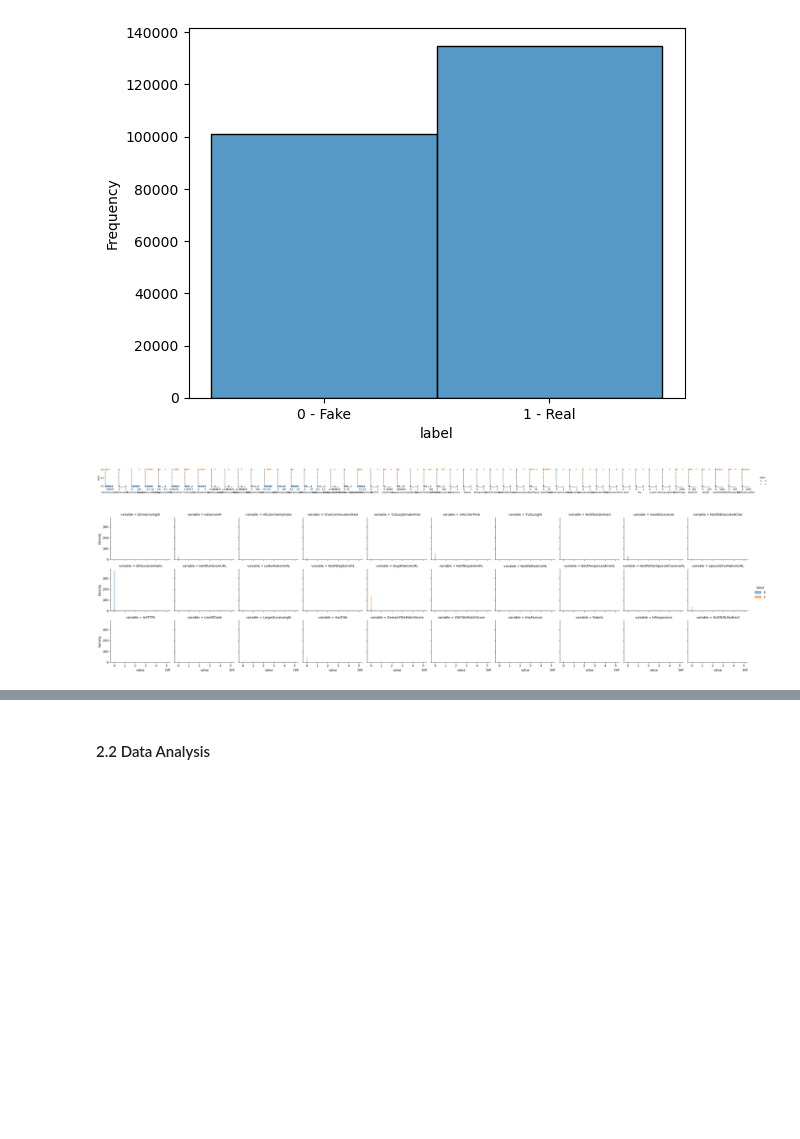
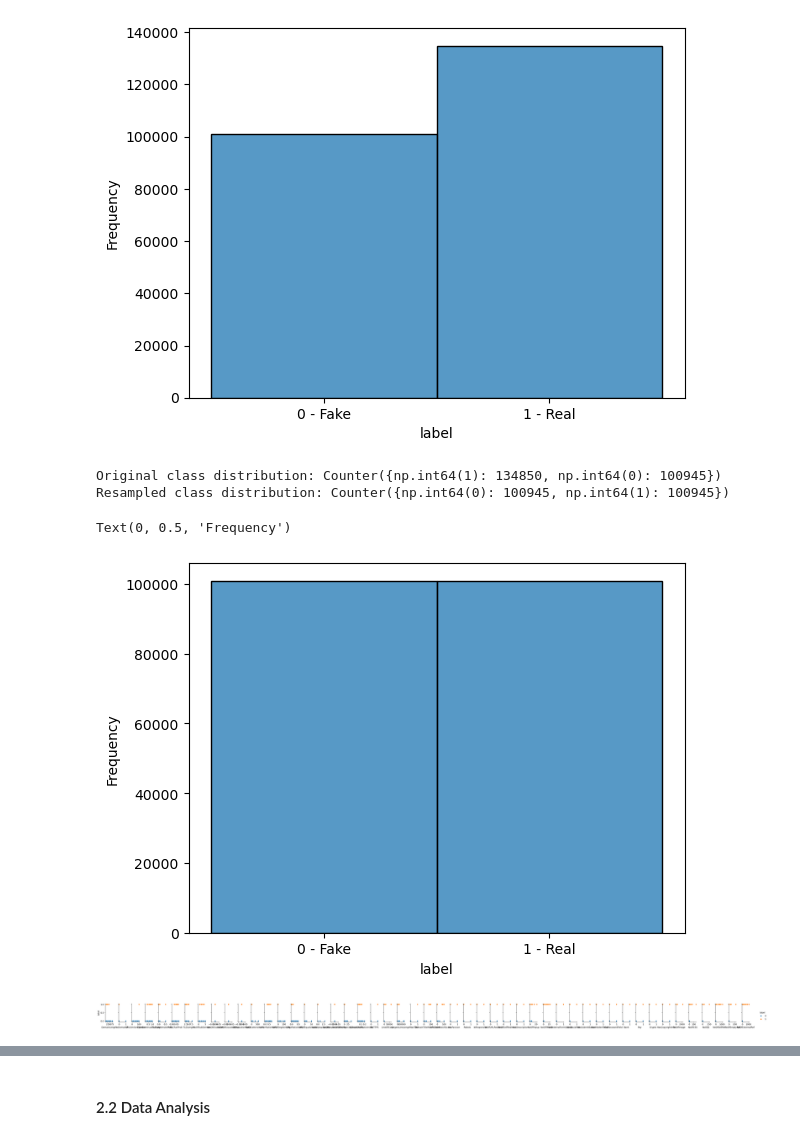
Before and after one commit to pmb-7684/Intro_MachineLearning, a Jupyter notebook: ML_final2025-2.ipynb, the cells around one changed output, grey strips where cells are left out. Saved outputs shown, nothing was run; the diff lists cells and outputs as text; code cells hidden in the pictures; blank space fills up the shorter version.

```diff
--- a/ML_final2025-2.ipynb
+++ b/ML_final2025-2.ipynb
@@ -188,8 +206,36 @@ Text(0, 0.5, 'Frequency')
 # %%
 
 # undersampling majority
 # https://imbalanced-learn.org/stable/under_sampling.html
 # https://imbalanced-learn.org/stable/references/generated/imblearn.under_sampling.RandomUnderSampler.html#imblearn.under_sampling.RandomUnderSampler
+
+from imblearn.under_sampling import RandomUnderSampler
+from collections import Counter
+
+X = phishing_clean.drop('label', axis=1).values
+y = phishing_clean['label'].values
+
+print("Original class distribution:", Counter(y))
+
+# Initialize undersampler
+undersampler = RandomUnderSampler(sampling_strategy=1.0, random_state=42)
+
+# Apply undersampling
+X_resampled, y_resampled = undersampler.fit_resample(X, y)
+
+print("Resampled class distribution:", Counter(y_resampled))
+
+resampled_df = pd.DataFrame(X_resampled, columns=phishing_clean.drop('label', axis=1).columns)
+resampled_df["label"] = y_resampled  # Add the label column
+
+sns.histplot(resampled_df["label"], bins=[-0.5,0.5,1.5], kde=False)
+plt.xticks(ticks=[0,1], labels=['0 - Fake', '1 - Real'])
+plt.ylabel('Frequency')
+# %% [output]
+Original class distribution: Counter({np.int64(1): 134850, np.int64(0): 100945})
+Resampled class distribution: Counter({np.int64(0): 100945, np.int64(1): 100945})
+Text(0, 0.5, 'Frequency')
+[figure, added]
 # %%
 # https://seaborn.pydata.org/generated/seaborn.pairplot.html
 #plt.figure(figsize=(12, 8))
@@ -207,25 +253,6 @@ sns.pairplot(
 plt.show()
 # %% [output]
 [figure]
-# %%
-# Random sampling for better visualization
-rng = np.random.RandomState(0)
-indices = rng.choice(np.arange(len(phishing_clean)), size=5000, replace=False)  # Sample 5000 rows
-
-# Select key features (for example, the first 30) to make it manageable
-selected_features = list(phishing_clean.drop(columns=['label']).columns)[:30]
-
-# Convert to long format for FacetGrid
-df_long = pd.melt(phishing_clean.iloc[indices], id_vars=['label'], value_vars=selected_features)
-
-# Create FacetGrid to organize plots in rows of 10
-g = sns.FacetGrid(df_long, col="variable", hue="label", col_wrap=10, height=2.5, aspect=1.2)
-g.map(sns.kdeplot, "value", fill=True, alpha=0.5)  # Using KDE plots for better visualization
-g.add_legend()
-
-plt.show()
-# %% [output]
-[figure, removed]
 # %%
 # https://pandas.pydata.org/pandas-docs/stable/reference/api/pandas.DataFrame.corr.html
 phishing_clean.corr()
```
Also changed, not shown: parts of 9 cells of this notebook.
